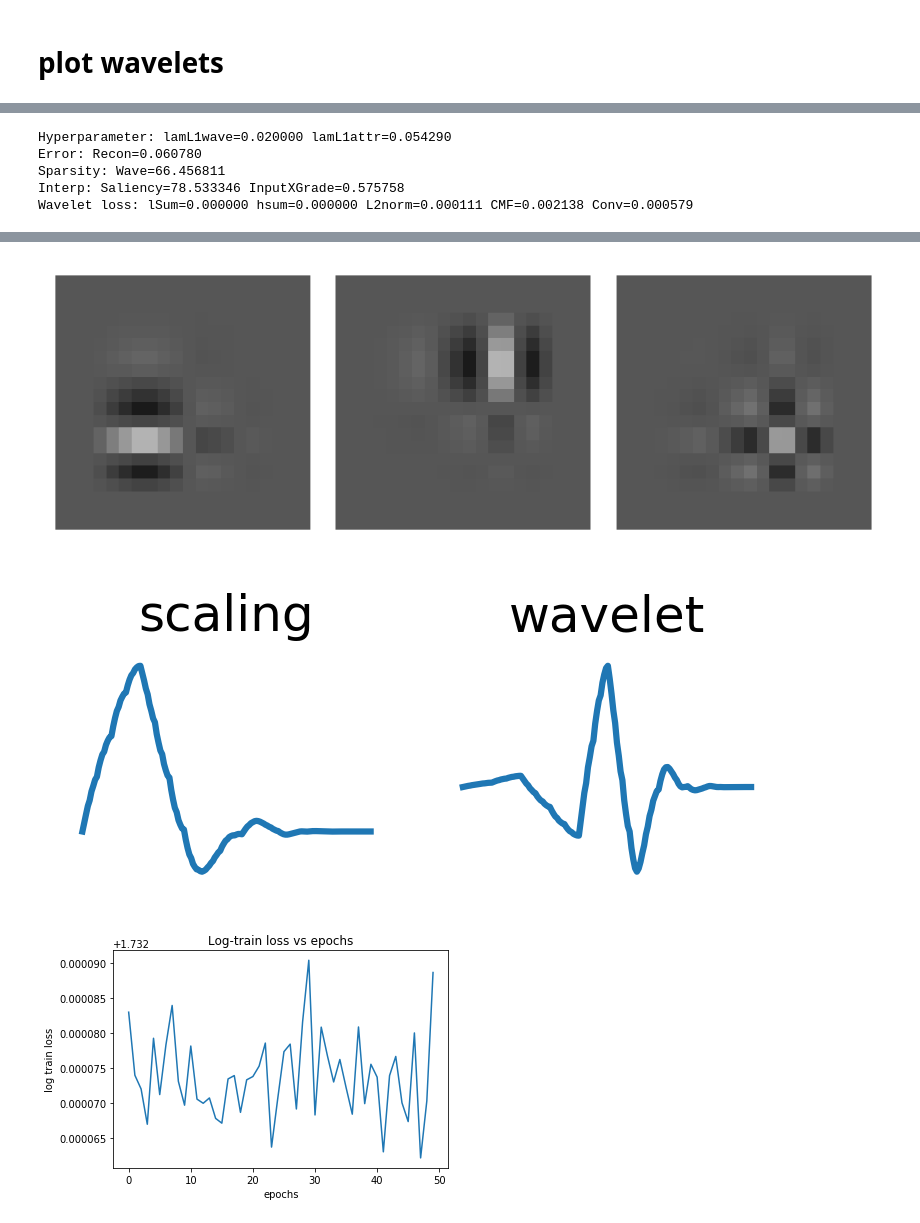
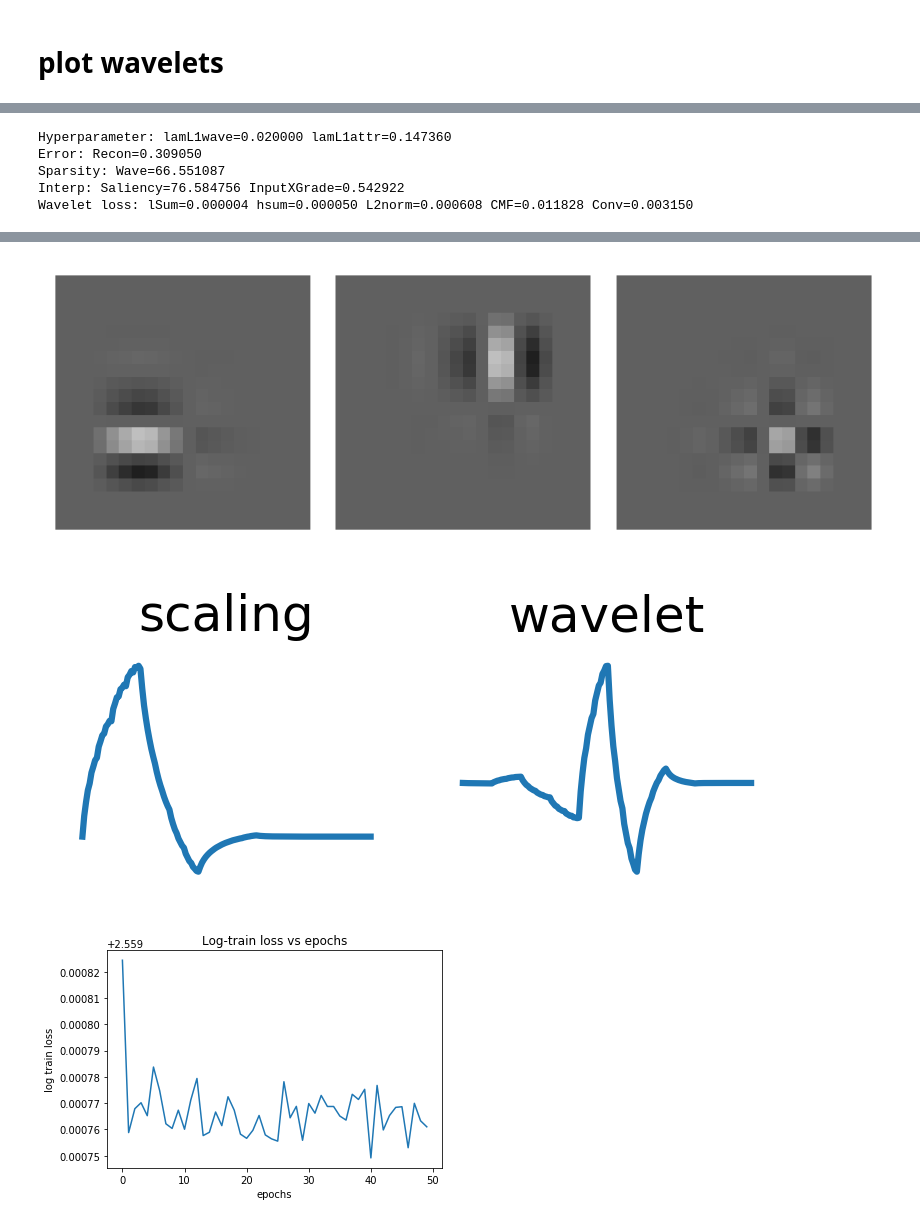
Before and after one commit to Yu-Group/adaptive-wavelets, a Jupyter notebook: notebooks/cosmology/02_results.ipynb, the cells around one changed output, grey strips where cells are left out. Saved outputs shown, nothing was run; the diff lists cells and outputs as text; code cells hidden in the pictures.

Commit message:
updates peak histograms

```diff
--- a/notebooks/cosmology/02_results.ipynb
+++ b/notebooks/cosmology/02_results.ipynb
@@ -193,7 +190,8 @@ J = 4
 # result path
 path = opj(os.getcwd(), "results")
 # dirs = [wave + "_saliency_warmstart_seed=1" for wave in waves]
-dirs = ["db3_saliency_warmstart_mode=per_seed=1"]
+# dirs = ["db3_saliency_warmstart_mode=per_seed=1"]
+dirs = ["db3_saliency_warmstart_mode=zero_seed=1"]
 # dirs = ["db4_saliency_warmstart_mode=per_seed=1"]
 
 results = []
@@ -288,6 +286,6 @@ plt.show()
 # %%
 idx1 = 0
-idx2 = 4
+idx2 = 7
 wt = mos[dic['index'][(idx1, idx2)]]
 filt = get_2dfilts(wt)
 phi, psi, x = get_wavefun(wt)
@@ -314,8 +312,8 @@ plt.ylabel("log train loss")
 plt.title('Log-train loss vs epochs')
 plt.show()
 # %% [output]
-Hyperparameter: lamL1wave=0.020000 lamL1attr=0.054290
-Error: Recon=0.060780
-Sparsity: Wave=66.456811
-Interp: Saliency=78.533346 InputXGrade=0.575758
-Wavelet loss: lSum=0.000000 hsum=0.000000 L2norm=0.000111 CMF=0.002138 Conv=0.000579
+Hyperparameter: lamL1wave=0.020000 lamL1attr=0.147360
+Error: Recon=0.309050
+Sparsity: Wave=66.551087
+Interp: Saliency=76.584756 InputXGrade=0.542922
+Wavelet loss: lSum=0.000004 hsum=0.000050 L2norm=0.000608 CMF=0.011828 Conv=0.003150
@@ -323,3 +321,3 @@ Wavelet loss: lSum=0.000000 hsum=0.000000 L2norm=0.000111 CMF=0.002138 Conv=0.00
 [figure]
-[figure, old version]
+[figure, new version]
-[figure, old version]
+[figure, new version]
```
Also changed, not shown: parts of 8 cells of this notebook, 3 other files.
